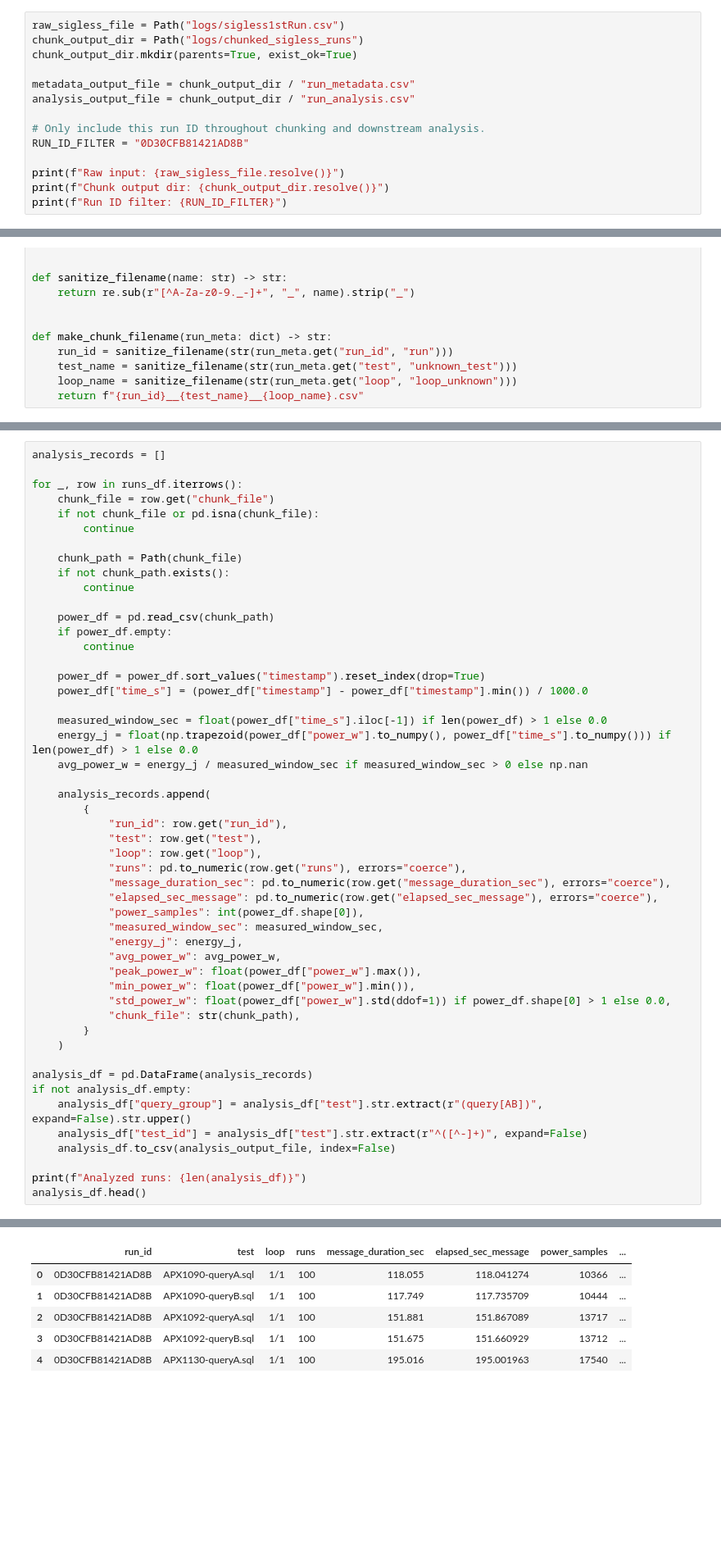
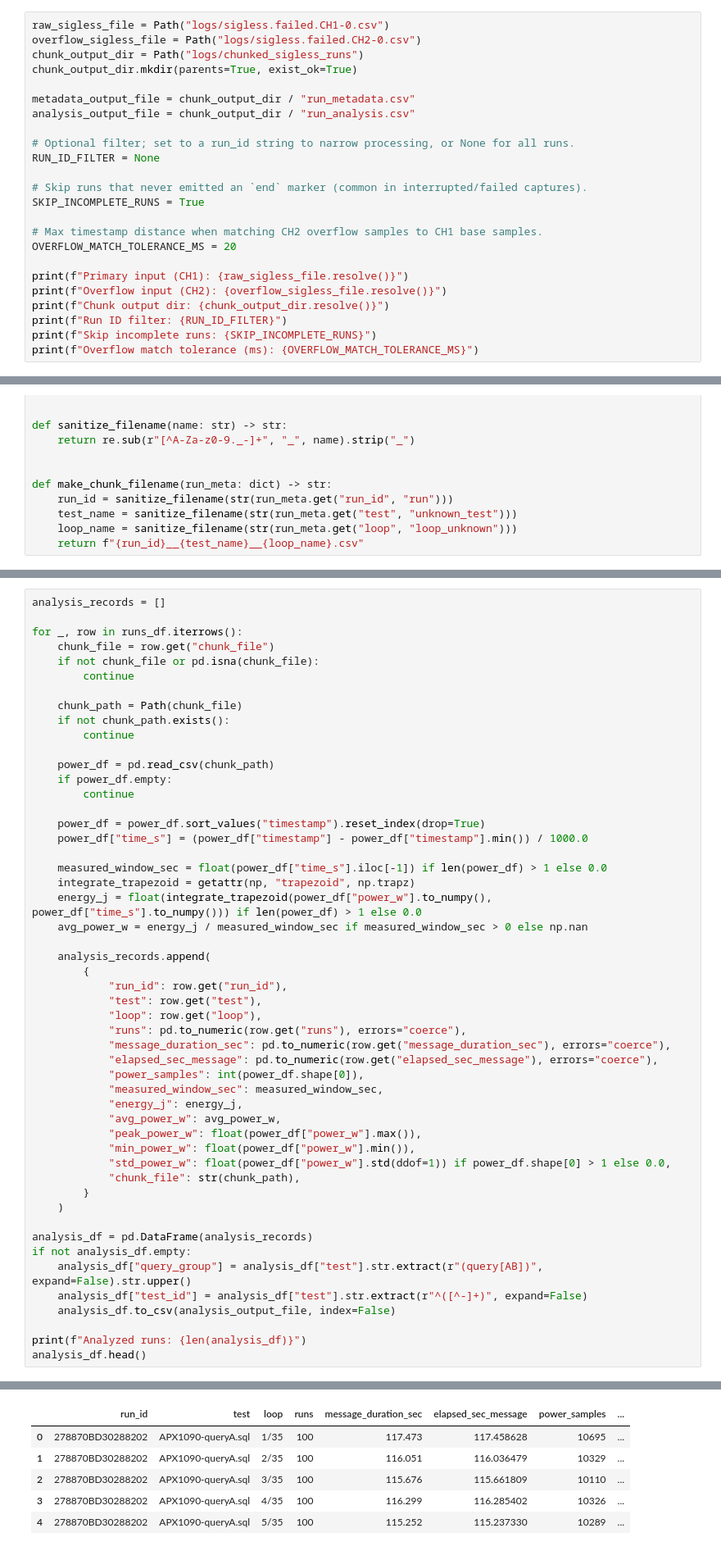
Before and after one commit to mkmason/sql-energy-optimization, a Jupyter notebook: exploratory_sigless_analysis.ipynb, the cells around one changed output, grey strips where cells are left out. Shown at 82% size. Saved outputs shown, nothing was run; the diff lists cells and outputs as text; blank space fills up the shorter version.

```diff
--- a/exploratory_sigless_analysis.ipynb
+++ b/exploratory_sigless_analysis.ipynb
@@ -19,17 +22,27 @@ import matplotlib.pyplot as plt
 
 sns.set_theme(style="whitegrid")
 # %%
-raw_sigless_file = Path("logs/sigless1stRun.csv")
+raw_sigless_file = Path("logs/sigless.failed.CH1-0.csv")
+overflow_sigless_file = Path("logs/sigless.failed.CH2-0.csv")
 chunk_output_dir = Path("logs/chunked_sigless_runs")
 chunk_output_dir.mkdir(parents=True, exist_ok=True)
 
 metadata_output_file = chunk_output_dir / "run_metadata.csv"
 analysis_output_file = chunk_output_dir / "run_analysis.csv"
 
-# Only include this run ID throughout chunking and downstream analysis.
-RUN_ID_FILTER = "0D30CFB81421AD8B"
+# Optional filter; set to a run_id string to narrow processing, or None for all runs.
+RUN_ID_FILTER = None
 
-print(f"Raw input: {raw_sigless_file.resolve()}")
+# Skip runs that never emitted an `end` marker (common in interrupted/failed captures).
+SKIP_INCOMPLETE_RUNS = True
+
+# Max timestamp distance when matching CH2 overflow samples to CH1 base samples.
+OVERFLOW_MATCH_TOLERANCE_MS = 20
+
+print(f"Primary input (CH1): {raw_sigless_file.resolve()}")
+print(f"Overflow input (CH2): {overflow_sigless_file.resolve()}")
 print(f"Chunk output dir: {chunk_output_dir.resolve()}")
 print(f"Run ID filter: {RUN_ID_FILTER}")
+print(f"Skip incomplete runs: {SKIP_INCOMPLETE_RUNS}")
+print(f"Overflow match tolerance (ms): {OVERFLOW_MATCH_TOLERANCE_MS}")
 # %% [output]
@@ -193,7 +267,8 @@ for _, row in runs_df.iterrows():
     power_df["time_s"] = (power_df["timestamp"] - power_df["timestamp"].min()) / 1000.0
 
     measured_window_sec = float(power_df["time_s"].iloc[-1]) if len(power_df) > 1 else 0.0
-    energy_j = float(np.trapezoid(power_df["power_w"].to_numpy(), power_df["time_s"].to_numpy())) if len(power_df) > 1 else 0.0
+    integrate_trapezoid = getattr(np, "trapezoid", np.trapz)
+    energy_j = float(integrate_trapezoid(power_df["power_w"].to_numpy(), power_df["time_s"].to_numpy())) if len(power_df) > 1 else 0.0
     avg_power_w = energy_j / measured_window_sec if measured_window_sec > 0 else np.nan
 
     analysis_records.append(
@@ -228,9 +303,9 @@ Analyzed runs: 22
 |  | run_id | test | loop | runs | message_duration_sec | elapsed_sec_message | power_samples | ... |
-| 0 | 0D30CFB81421AD8B | APX1090-queryA.sql | 1/1 | 100 | 118.055 | 118.041274 | 10366 | ... |
-| 1 | 0D30CFB81421AD8B | APX1090-queryB.sql | 1/1 | 100 | 117.749 | 117.735709 | 10444 | ... |
-| 2 | 0D30CFB81421AD8B | APX1092-queryA.sql | 1/1 | 100 | 151.881 | 151.867089 | 13717 | ... |
-| 3 | 0D30CFB81421AD8B | APX1092-queryB.sql | 1/1 | 100 | 151.675 | 151.660929 | 13712 | ... |
-| 4 | 0D30CFB81421AD8B | APX1130-queryA.sql | 1/1 | 100 | 195.016 | 195.001963 | 17540 | ... |
+| 0 | 278870BD30288202 | APX1090-queryA.sql | 1/35 | 100 | 117.473 | 117.458628 | 10695 | ... |
+| 1 | 278870BD30288202 | APX1090-queryA.sql | 2/35 | 100 | 116.051 | 116.036479 | 10329 | ... |
+| 2 | 278870BD30288202 | APX1090-queryA.sql | 3/35 | 100 | 115.676 | 115.661809 | 10110 | ... |
+| 3 | 278870BD30288202 | APX1090-queryA.sql | 4/35 | 100 | 116.299 | 116.285402 | 10326 | ... |
+| 4 | 278870BD30288202 | APX1090-queryA.sql | 5/35 | 100 | 115.252 | 115.237330 | 10289 | ... |
 # %%
 if analysis_df.empty:
     raise ValueError("No complete runs available for analysis.")
```
Also changed, not shown: parts of 8 cells of this notebook, 2 other files.
